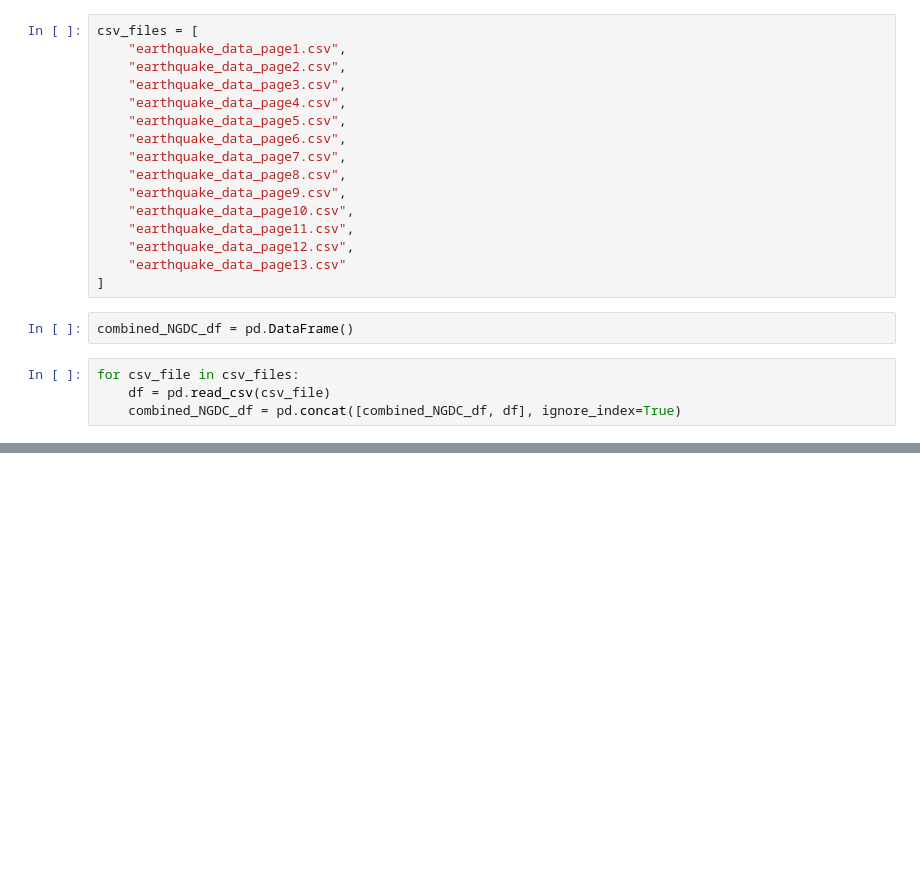
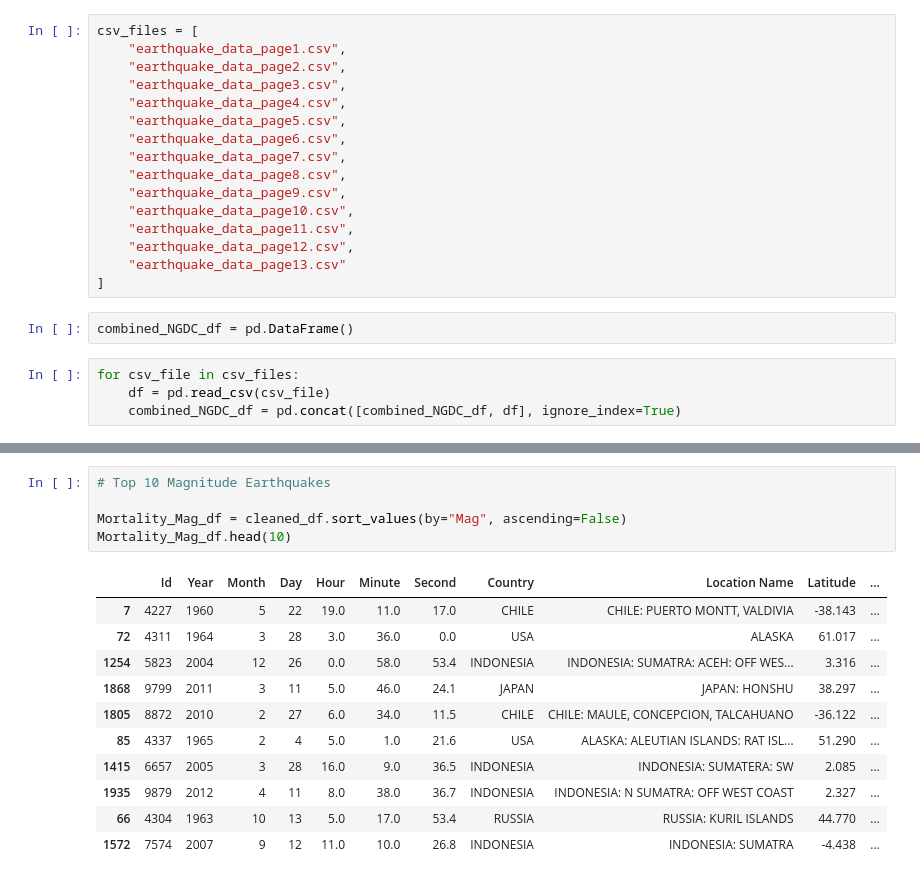
Before and after one commit to SRoethlisberger85/Earthquake_Analysis, a Jupyter notebook: Earthquakes/Combine Data Pages.ipynb, the cells around one changed output, grey strips where cells are left out. Cells and saved outputs as stored; diff of their text form; blank space fills up the shorter version.

```diff
--- a/Earthquakes/Combine Data Pages.ipynb
+++ b/Earthquakes/Combine Data Pages.ipynb
@@ -43,0 +106,17 @@ cleaned_df.to_csv('combined_NGDC_earthquakes.csv', index=False)
+# %%
+# Top 10 Magnitude Earthquakes
+
+Mortality_Mag_df = cleaned_df.sort_values(by="Mag", ascending=False)
+Mortality_Mag_df.head(10)
+# %% [output]
+|  | Id | Year | Month | Day | Hour | Minute | Second | Country | Location Name | Latitude | ... |
+| 7 | 4227 | 1960 | 5 | 22 | 19.0 | 11.0 | 17.0 | CHILE | CHILE: PUERTO MONTT, VALDIVIA | -38.143 | ... |
+| 72 | 4311 | 1964 | 3 | 28 | 3.0 | 36.0 | 0.0 | USA | ALASKA | 61.017 | ... |
+| 1254 | 5823 | 2004 | 12 | 26 | 0.0 | 58.0 | 53.4 | INDONESIA | INDONESIA: SUMATRA: ACEH: OFF WES... | 3.316 | ... |
+| 1868 | 9799 | 2011 | 3 | 11 | 5.0 | 46.0 | 24.1 | JAPAN | JAPAN: HONSHU | 38.297 | ... |
+| 1805 | 8872 | 2010 | 2 | 27 | 6.0 | 34.0 | 11.5 | CHILE | CHILE: MAULE, CONCEPCION, TALCAHUANO | -36.122 | ... |
+| 85 | 4337 | 1965 | 2 | 4 | 5.0 | 1.0 | 21.6 | USA | ALASKA: ALEUTIAN ISLANDS: RAT ISL... | 51.290 | ... |
+| 1415 | 6657 | 2005 | 3 | 28 | 16.0 | 9.0 | 36.5 | INDONESIA | INDONESIA: SUMATERA: SW | 2.085 | ... |
+| 1935 | 9879 | 2012 | 4 | 11 | 8.0 | 38.0 | 36.7 | INDONESIA | INDONESIA: N SUMATRA: OFF WEST COAST | 2.327 | ... |
+| 66 | 4304 | 1963 | 10 | 13 | 5.0 | 17.0 | 53.4 | RUSSIA | RUSSIA: KURIL ISLANDS | 44.770 | ... |
+| 1572 | 7574 | 2007 | 9 | 12 | 11.0 | 10.0 | 26.8 | INDONESIA | INDONESIA: SUMATRA | -4.438 | ... |
```
Also changed, not shown: parts of 6 cells of this notebook.
